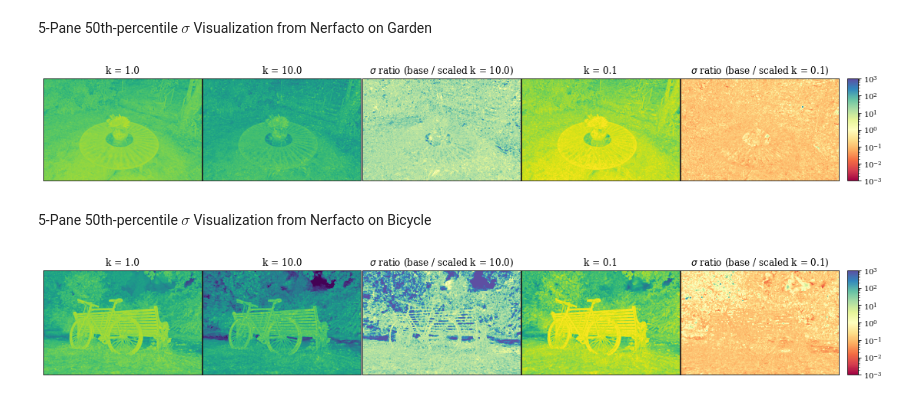
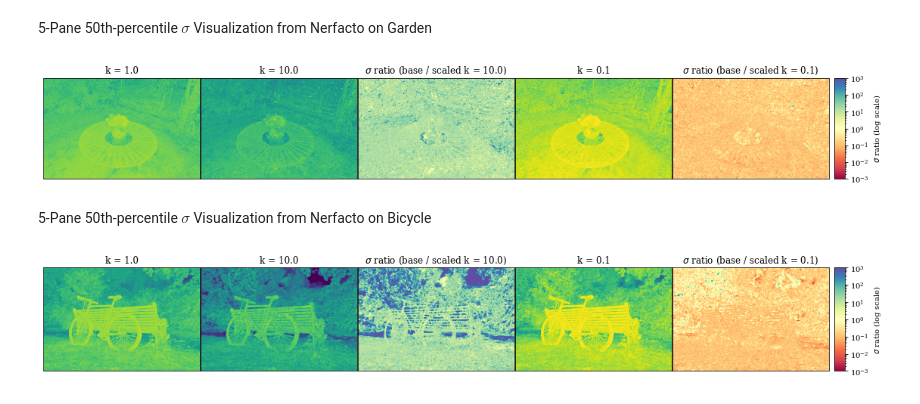
Before and after one commit to j93hahn/scratch, a Jupyter notebook: scratch/algos/alphainv.ipynb, the cells around one changed output. Saved outputs shown, nothing was run; the diff lists cells and outputs as text; code cells hidden in the pictures.

```diff
--- a/scratch/algos/alphainv.ipynb
+++ b/scratch/algos/alphainv.ipynb
@@ -119,25 +126,20 @@ plt.show()
 # %%
 lower, upper = 1e-4, 1e4
 ratio_lower, ratio_upper = 1e-3, 1e3
-def process_sigmas(sigmas, lower=lower, upper=upper):
-    sigmas[sigmas < lower] = lower
-    sigmas[sigmas > upper] = upper
-    return sigmas
-
 
 fig = plt.figure(figsize=(19, 4))
 grid = ImageGrid(
     fig, 111, nrows_ncols=(1, 5),
-    cbar_location="right", cbar_mode="edge", cbar_size="7%", cbar_pad=0.15,
+    cbar_location="right", cbar_mode="edge", cbar_size="7%", cbar_pad=0.10,
 )
 
-k_01 = process_sigmas(np.load("garden_01.npy").squeeze())
-k_1 = process_sigmas(np.load("garden_1.npy").squeeze())
-k_10 = process_sigmas(np.load("garden_10.npy").squeeze())
+k_01 = process_sigmas(np.load("garden_01.npy").squeeze(), lower, upper)
+k_1 = process_sigmas(np.load("garden_1.npy").squeeze(), lower, upper)
+k_10 = process_sigmas(np.load("garden_10.npy").squeeze(), lower, upper)
 
 height, width = k_01.shape
 
-grid[0].imshow(k_1.reshape(height, width), cmap='viridis', norm=LogNorm(lower, upper))
+cb_base = grid[0].imshow(k_1.reshape(height, width), cmap='viridis', norm=LogNorm(lower, upper))
 grid[0].set_title(f"k = 1.0", fontsize=12)
 grid[0].get_xaxis().set_visible(False)
 grid[0].get_yaxis().set_visible(False)
@@ -149,7 +151,7 @@ grid[1].get_yaxis().set_visible(False)
 
 high_ratio = k_1 / k_10
 high_ratio = process_sigmas(high_ratio, ratio_lower, ratio_upper)
-h = grid[2].imshow(high_ratio, cmap='Spectral', norm=LogNorm(ratio_lower, ratio_upper))
+cb_ratio = grid[2].imshow(high_ratio, cmap='Spectral', norm=LogNorm(ratio_lower, ratio_upper))
 grid[2].set_title(r"$\sigma$ ratio (base / scaled k = 10.0)", fontsize=12)
 grid[2].get_xaxis().set_visible(False)
 grid[2].get_yaxis().set_visible(False)
@@ -166,57 +168,62 @@ grid[4].set_title(r"$\sigma$ ratio (base / scaled k = 0.1)", fontsize=12)
 grid[4].get_xaxis().set_visible(False)
 grid[4].get_yaxis().set_visible(False)
 
-plt.colorbar(h, cax=grid.cbar_axes[0])
+# plt.colorbar(cb_base, cax=grid.cbar_axes[1], label=r"$\sigma$ (log scale)")
+plt.colorbar(cb_ratio, cax=grid.cbar_axes[0], label=r"$\sigma$ ratio (log scale)")
 plt.savefig(f"garden.pdf", dpi=300, bbox_inches='tight')
 plt.show()
 # %% [output]
-[figure, old version]
+[figure, new version]
 # %% [markdown]
 5-Pane 50th-percentile $\sigma$ Visualization from Nerfacto on Bicycle
 # %%
+lower, upper = 1e-4, 1e4
+ratio_lower, ratio_upper = 1e-3, 1e3
+
 fig = plt.figure(figsize=(19, 4))
 grid = ImageGrid(
     fig, 111, nrows_ncols=(1, 5),
-    cbar_location="right", cbar_mode="edge", cbar_size="7%", cbar_pad=0.15,
+    cbar_location="right", cbar_mode="edge", cbar_size="7%", cbar_pad=0.10,
 )
 
-k_01 = process_sigmas(np.load("bicycle_01.npy").squeeze())
-k_1 = process_sigmas(np.load("bicycle_1.npy").squeeze())
-k_10 = process_sigmas(np.load("bicycle_10.npy").squeeze())
+k_01 = process_sigmas(np.load("bicycle_01.npy").squeeze(), lower, upper)
+k_1 = process_sigmas(np.load("bicycle_1.npy").squeeze(), lower, upper)
+k_10 = process_sigmas(np.load("bicycle_10.npy").squeeze(), lower, upper)
 
 height, width = k_01.shape
 
-grid[0].imshow(k_1.reshape(height, width), cmap='viridis', norm=LogNorm(lower, upper))
+cb_base = grid[0].imshow(k_1.reshape(height, width), cmap='viridis', norm=LogNorm(lower, upper))
 grid[0].set_title(f"k = 1.0", fontsize=12)
 grid[0].get_xaxis().set_visible(False)
 grid[0].get_yaxis().set_visible(False)
 
 grid[1].imshow(k_10.reshape(height, width), cmap='viridis', norm=LogNorm(lower, upper))
 grid[1].set_title(f"k = 10.0", fontsize=12)
 grid[1].get_xaxis().set_visible(False)
 grid[1].get_yaxis().set_visible(False)
 
 high_ratio = k_1 / k_10
 high_ratio = process_sigmas(high_ratio, ratio_lower, ratio_upper)
-h = grid[2].imshow(high_ratio, cmap='Spectral', norm=LogNorm(ratio_lower, ratio_upper))
+cb_ratio = grid[2].imshow(high_ratio, cmap='Spectral', norm=LogNorm(ratio_lower, ratio_upper))
 grid[2].set_title(r"$\sigma$ ratio (base / scaled k = 10.0)", fontsize=12)
 grid[2].get_xaxis().set_visible(False)
 grid[2].get_yaxis().set_visible(False)
 
 grid[3].imshow(k_01.reshape(height, width), cmap='viridis', norm=LogNorm(lower, upper))
 grid[3].set_title(f"k = 0.1", fontsize=12)
 grid[3].get_xaxis().set_visible(False)
 grid[3].get_yaxis().set_visible(False)
 
 low_ratio = k_1 / k_01
 low_ratio = process_sigmas(low_ratio, ratio_lower, ratio_upper)
 grid[4].imshow(low_ratio, cmap='Spectral', norm=LogNorm(ratio_lower, ratio_upper))
 grid[4].set_title(r"$\sigma$ ratio (base / scaled k = 0.1)", fontsize=12)
 grid[4].get_xaxis().set_visible(False)
 grid[4].get_yaxis().set_visible(False)
 
-plt.colorbar(h, cax=grid.cbar_axes[0])
+# plt.colorbar(cb_base, cax=grid.cbar_axes[1], label=r"$\sigma$ (log scale)")
+plt.colorbar(cb_ratio, cax=grid.cbar_axes[0], label=r"$\sigma$ ratio (log scale)")
 plt.savefig(f"bicycle.pdf", dpi=300, bbox_inches='tight')
 plt.show()
 # %% [output]
-[figure, old version]
+[figure, new version]
```
Also changed, not shown: parts of 5 cells of this notebook.
